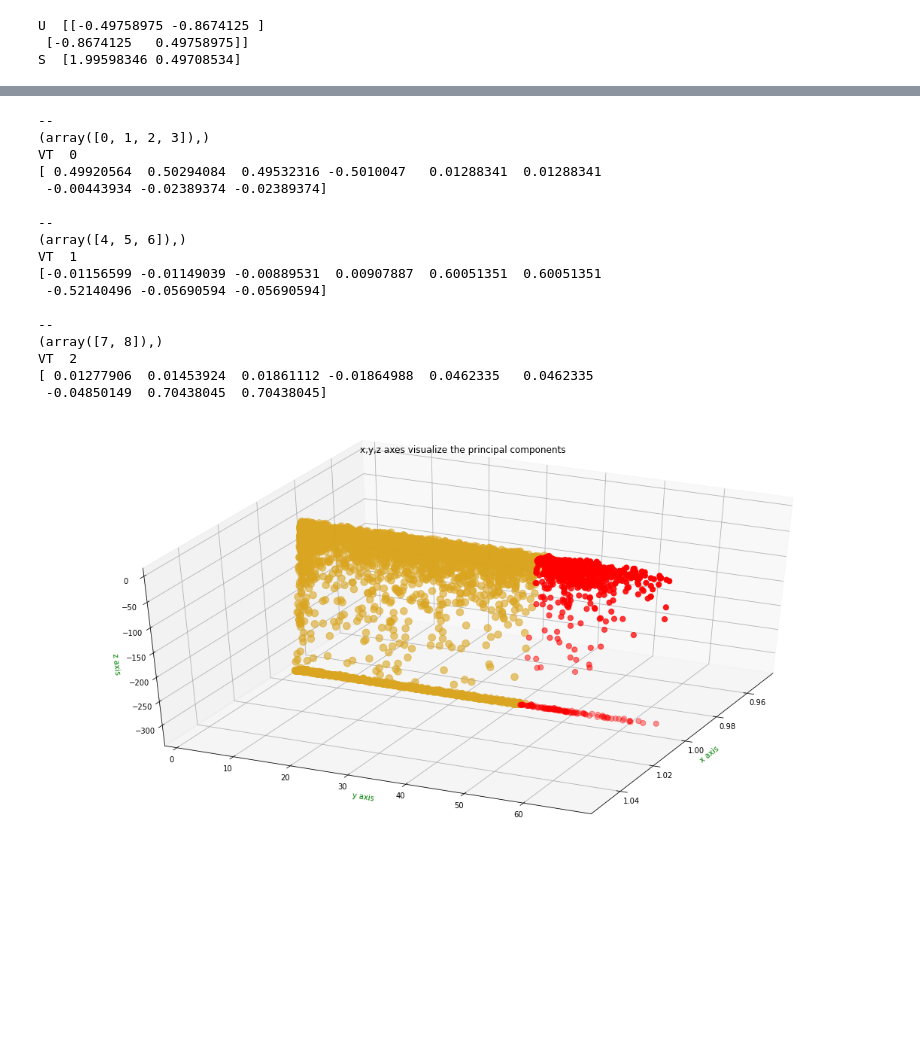
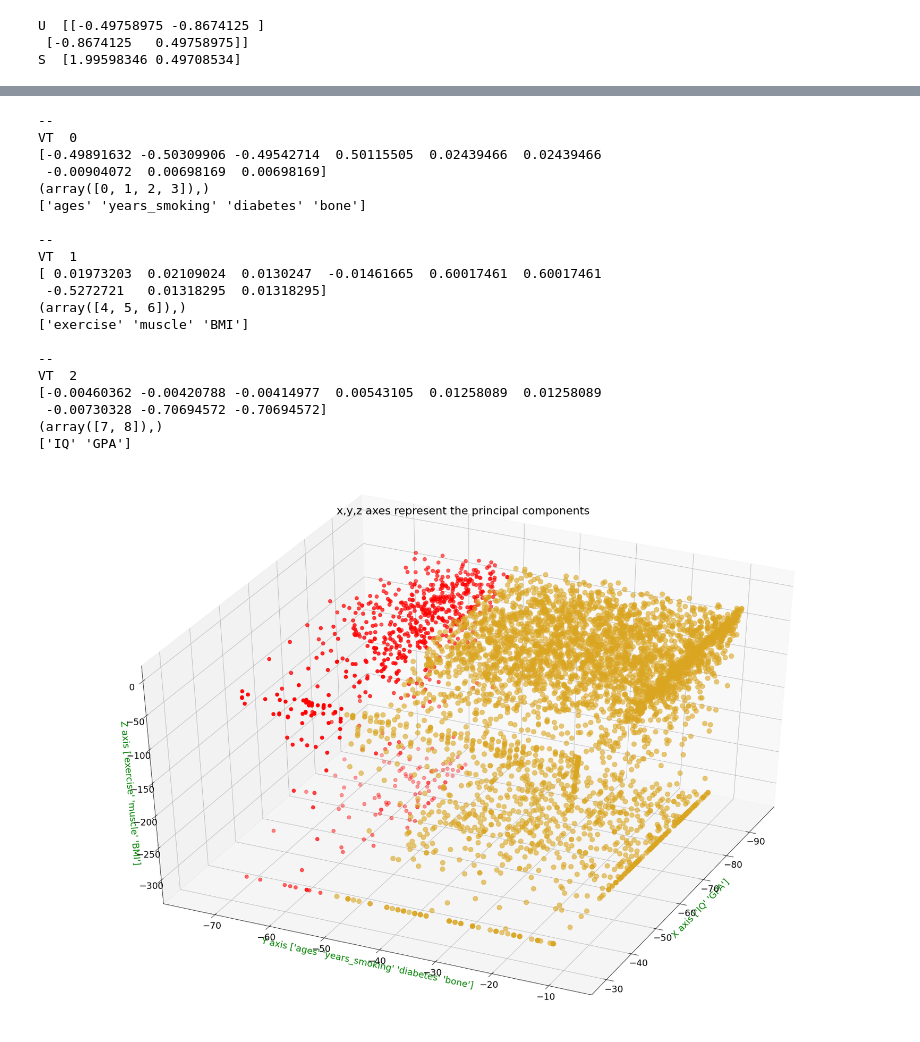
Before and after one commit to ml-ninja/Data_Driven_Science_Python_Demos, a Jupyter notebook: CH01/CH01_SEC05_1_PCAGaussian.ipynb, the cells around one changed output, grey strips where cells are left out. Drawn from its saved outputs; the diff is of its cells as text; code cells hidden in the pictures; blank space fills up the shorter version.

```diff
--- a/CH01/CH01_SEC05_1_PCAGaussian.ipynb
+++ b/CH01/CH01_SEC05_1_PCAGaussian.ipynb
@@ -183,26 +182,27 @@ VT 2
 # %%
+principalColNames = [None, None, None, None, None]
+npFieldNames = np.array(fieldNames)
+
 for i in np.arange(0, 3):
   print("--")
   columnV = VT[i, :]
   summation = np.sum(columnV)
-  print(np.where( np.abs(columnV / summation) > 0.15 ))
+  principalColIndexes = np.where( np.abs(columnV / summation) > 0.15 )
+  principalColNames[i] = npFieldNames[ principalColIndexes ]
   print('VT ', i )
   print(columnV)
-  print( )
+  print(principalColIndexes)
+  print(principalColNames[i])
+  print()
 
 
 import matplotlib.pyplot as plt
 import numpy as np
-plt.rcParams['figure.figsize'] = [20, 10]
+plt.rcParams['figure.figsize'] = [30, 20]
+plt.rcParams.update({'font.size': 18})
 
 # Find principal components (SVD)
 U, S, VT = np.linalg.svd(B/np.sqrt(POPULATION),full_matrices=False)
-
-fig = plt.figure()
-ax = fig.add_subplot(111, projection='3d', title='x,y,z axes visualize the principal components')
-ax.set_xlabel('x axis', color='g')
-ax.set_ylabel('y axis', color='g')
-ax.set_zlabel('z axis', color='g')
 
 bx = []
 by = []
@@ -211,47 +211,55 @@ cx = []
 cy = []
 cz = []
 
+fig = plt.figure()
+ax = fig.add_subplot(111, projection='3d', title='x,y,z axes represent the principal components')
+ax.set_ylabel('Y axis ' + str(principalColNames[0]), color='g')
+ax.set_zlabel('Z axis ' + str(principalColNames[1]), color='g')
+ax.set_xlabel('X axis ' + str(principalColNames[2]), color='g')
+
 for j in range(X.shape[0]):
-    y = VT[0,:] @ X[j,:].T   # get the magnitude of the observation in the direction of the first column of V
-    z = VT[1,:] @ X[j,:].T   # get the magnitude of the observation in the direction of the second column of V
-    x = VT[2,:] @ X[j,:].T
-    x = 1
+    y = VT[0,:] @ X[j,:].T   # get the magnitude of the observation (row in X) in the direction of the first column of V  (top principal component)
+    z = VT[1,:] @ X[j,:].T   # get the magnitude of the observation in the direction of the second column of V  (second principal component)
+    x = VT[2,:] @ X[j,:].T   # get the magnitude of the observation in the direction of the third column of V   (third principal component)
+    # x = 1
     # y = 0
     # z = 0
 
     if cancer_probs[j] > .55:
         cx.append(x)
         cy.append(y)
         cz.append(z)
     else:
         bx.append(x)
         by.append(y)
         bz.append(z)
 
-
 # ax.plot3D(cx,cy,cz, 'gray')
-ax.scatter(bx,by,bz, marker='o',c="goldenrod", alpha=0.6,s=90)
+ax.scatter3D(bx,by,bz, marker='o',c="goldenrod", alpha=0.6,s=90)
 ax.scatter3D(cx,cy,cz, marker='o',color='r',s=50)
 
 ax.view_init(40,25)
 # ax.view_init(elev=10., azim=ii)
 plt.show()
 # %% [output]
 --
+VT  0
+[-0.49891632 -0.50309906 -0.49542714  0.50115505  0.02439466  0.02439466
+ -0.00904072  0.00698169  0.00698169]
 (array([0, 1, 2, 3]),)
-VT  0
-[ 0.49920564  0.50294084  0.49532316 -0.5010047   0.01288341  0.01288341
- -0.00443934 -0.02389374 -0.02389374]
+['ages' 'years_smoking' 'diabetes' 'bone']
 
 --
+VT  1
+[ 0.01973203  0.02109024  0.0130247  -0.01461665  0.60017461  0.60017461
+ -0.5272721   0.01318295  0.01318295]
 (array([4, 5, 6]),)
-VT  1
-[-0.01156599 -0.01149039 -0.00889531  0.00907887  0.60051351  0.60051351
- -0.52140496 -0.05690594 -0.05690594]
+['exercise' 'muscle' 'BMI']
 
 --
+VT  2
+[-0.00460362 -0.00420788 -0.00414977  0.00543105  0.01258089  0.01258089
+ -0.00730328 -0.70694572 -0.70694572]
 (array([7, 8]),)
-VT  2
-[ 0.01277906  0.01453924  0.01861112 -0.01864988  0.0462335   0.0462335
- -0.04850149  0.70438045  0.70438045]
+['IQ' 'GPA']
-[figure, old version]
+[figure, new version]
```
Also changed, not shown: parts of 1 cell of this notebook.
